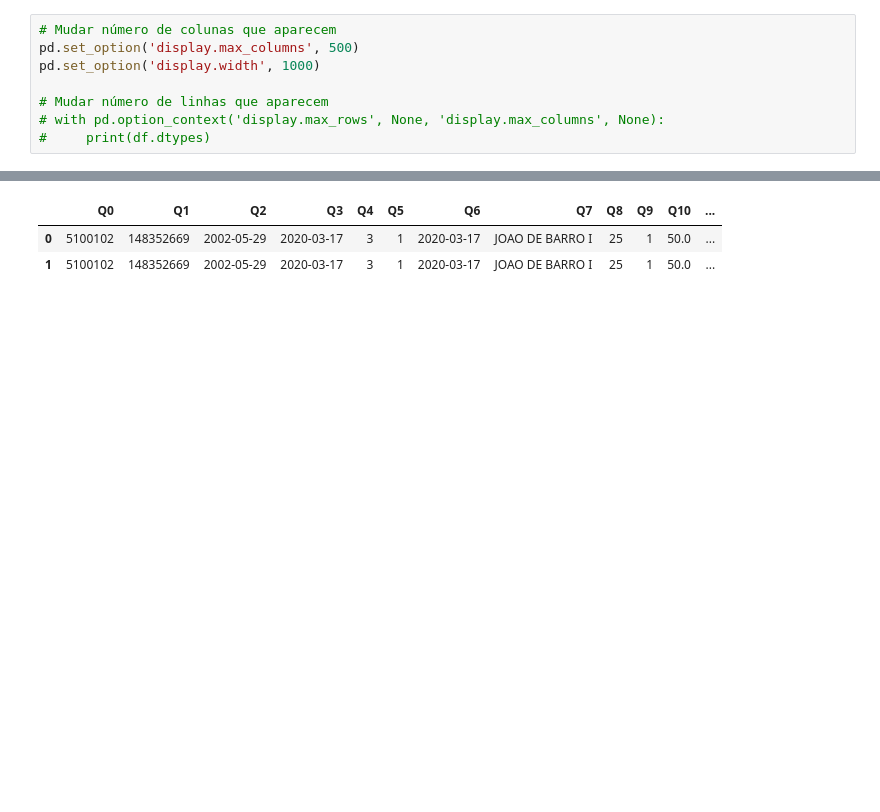
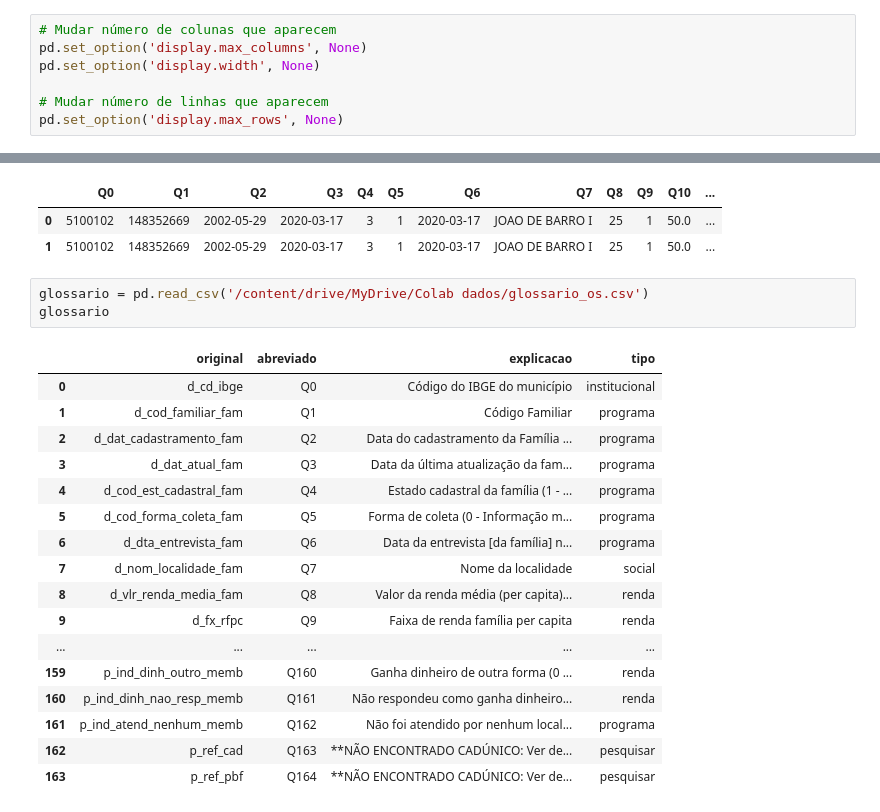
Before and after one commit to fernandovieira1/os_240-2021_setasc, a Jupyter notebook: analise_os.ipynb, the cells around one changed output, grey strips where cells are left out. Cells and saved outputs as stored; diff of their text form; blank space fills up the shorter version.

Commit message:
colab ipad 18022022 / glossário encerrado

```diff
--- a/analise_os.ipynb
+++ b/analise_os.ipynb
@@ -9,12 +9,11 @@ import seaborn as sns
 import plotly.express as px
 # %%
 # Mudar número de colunas que aparecem
-pd.set_option('display.max_columns', 500)
-pd.set_option('display.width', 1000)
+pd.set_option('display.max_columns', None)
+pd.set_option('display.width', None)
 
 # Mudar número de linhas que aparecem
-# with pd.option_context('display.max_rows', None, 'display.max_columns', None):
-#     print(df.dtypes)
+pd.set_option('display.max_rows', None)
 # %% [markdown]
 Importar dados e criar df
 # %%
@@ -41,3 +40,24 @@ df.head(2)
 |  | Q0 | Q1 | Q2 | Q3 | Q4 | Q5 | Q6 | Q7 | Q8 | Q9 | Q10 | ... |
 | 0 | 5100102 | 148352669 | 2002-05-29 | 2020-03-17 | 3 | 1 | 2020-03-17 | JOAO DE BARRO I | 25 | 1 | 50.0 | ... |
 | 1 | 5100102 | 148352669 | 2002-05-29 | 2020-03-17 | 3 | 1 | 2020-03-17 | JOAO DE BARRO I | 25 | 1 | 50.0 | ... |
+# %%
+glossario = pd.read_csv('/content/drive/MyDrive/Colab dados/glossario_os.csv')
+glossario
+# %% [output]
+|  | original | abreviado | explicacao | tipo |
+| 0 | d_cd_ibge | Q0 | Código do IBGE do município | institucional |
+| 1 | d_cod_familiar_fam | Q1 | Código Familiar | programa |
+| 2 | d_dat_cadastramento_fam | Q2 | Data do cadastramento da Família ... | programa |
+| 3 | d_dat_atual_fam | Q3 | Data da última atualização da fam... | programa |
+| 4 | d_cod_est_cadastral_fam | Q4 | Estado cadastral da família (1 - ... | programa |
+| 5 | d_cod_forma_coleta_fam | Q5 | Forma de coleta (0 - Informação m... | programa |
+| 6 | d_dta_entrevista_fam | Q6 | Data da entrevista [da família] n... | programa |
+| 7 | d_nom_localidade_fam | Q7 | Nome da localidade | social |
+| 8 | d_vlr_renda_media_fam | Q8 | Valor da renda média (per capita)... | renda |
+| 9 | d_fx_rfpc | Q9 | Faixa de renda família per capita | renda |
+| ... | ... | ... | ... | ... |
+| 159 | p_ind_dinh_outro_memb | Q160 | Ganha dinheiro de outra forma (0 ... | renda |
+| 160 | p_ind_dinh_nao_resp_memb | Q161 | Não respondeu como ganha dinheiro... | renda |
+| 161 | p_ind_atend_nenhum_memb | Q162 | Não foi atendido por nenhum local... | programa |
+| 162 | p_ref_cad | Q163 | **NÃO ENCONTRADO CADÚNICO: Ver de... | pesquisar |
+| 163 | p_ref_pbf | Q164 | **NÃO ENCONTRADO CADÚNICO: Ver de... | pesquisar |
```
